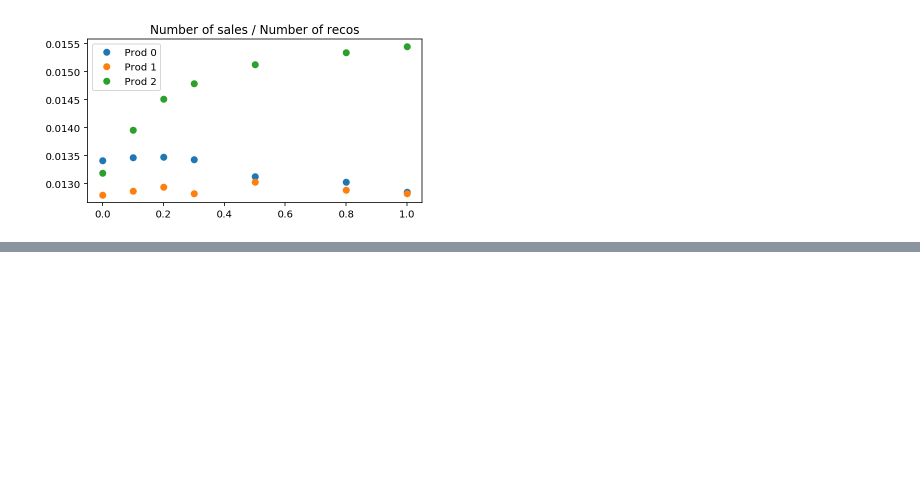
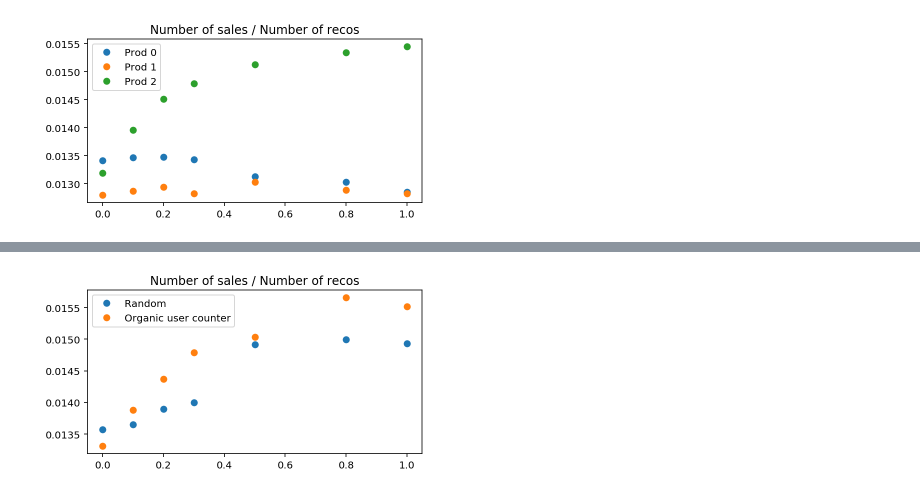
Before and after one commit to philomenec/reco-gym, a Jupyter notebook: 1. Compare agents.ipynb, the cells around one changed output, grey strips where cells are left out. Cells and saved outputs as stored; diff of their text form; code cells hidden in the pictures; blank space fills up the shorter version.

```diff
--- a/1. Compare agents.ipynb
+++ b/1. Compare agents.ipynb
@@ -583,0 +714,14 @@ plt.show()
+# %%
+for prod in range(2):
+    plt.errorbar(kappa_values,
+                 [result_kappa_other[i]['sale rate']["0.500"].iloc[prod] for i in range(len(kappa_values))],
+#                  yerr=([result_kappa_other[i]['sale rate']["0.500"].iloc[prod]-result_kappa_other[i]['sale rate']["0.025"].iloc[prod] for i in range(len(kappa_values))],
+#                        [result_kappa_other[i]['sale rate']["0.500"].iloc[prod]-result_kappa_other[i]['sale rate']["0.025"].iloc[prod] for i in range(len(kappa_values))]),
+                 fmt='o',
+                 capsize=4,
+                label = ['Random','Organic user counter'][prod])
+    plt.legend()
+plt.title("Number of sales / Number of recos")
+plt.show()
+# %% [output]
+[figure, added]
```
Also changed, not shown: parts of 16 cells of this notebook, 6 other files.
